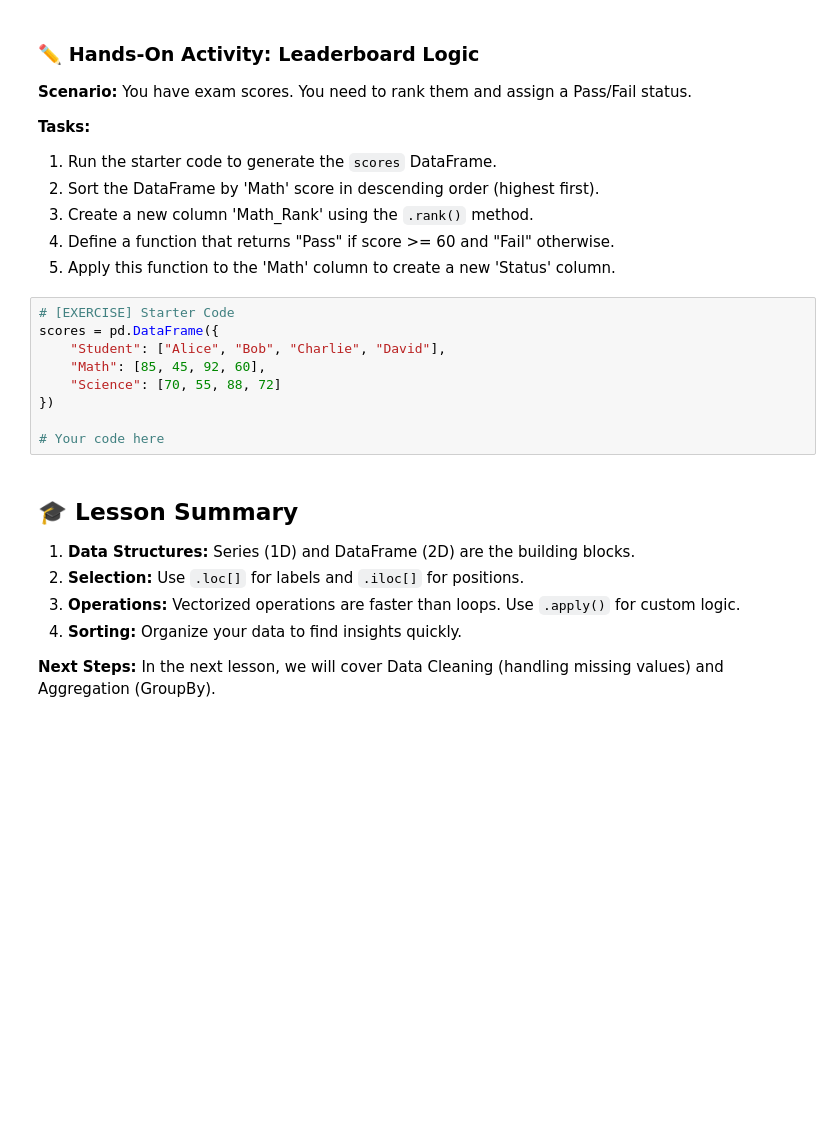
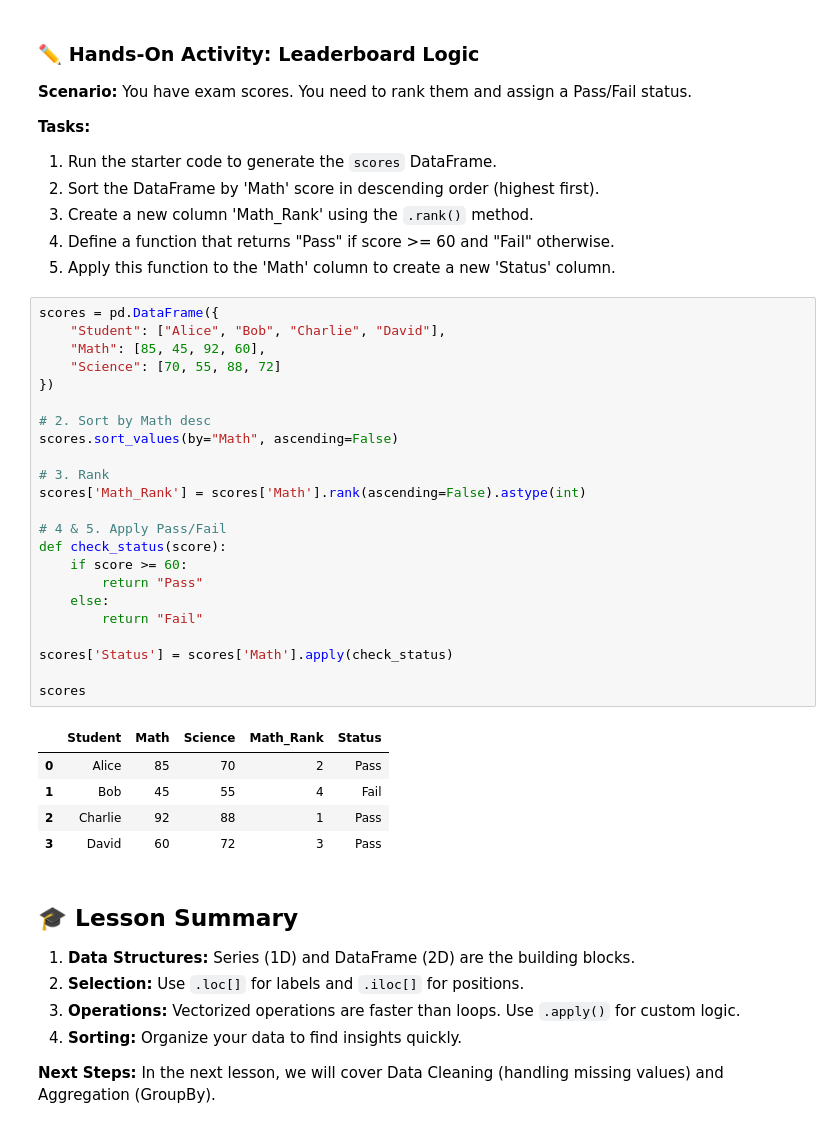
Before and after one commit to englikhong/6m-data-1.7-intro-pandas, a Jupyter notebook: notebooks/pandas_lesson.ipynb, the cells around one changed output. Saved outputs shown, nothing was run; the diff lists cells and outputs as text; blank space fills up the shorter version.

```diff
--- a/notebooks/pandas_lesson.ipynb
+++ b/notebooks/pandas_lesson.ipynb
@@ -177,15 +312,35 @@ frame
 3. Create a new column 'Math_Rank' using the `.rank()` method.
 4. Define a function that returns "Pass" if score >= 60 and "Fail" otherwise.
 5. Apply this function to the 'Math' column to create a new 'Status' column.
-# %%
-# [EXERCISE] Starter Code
-scores = pd.DataFrame({
-    "Student": ["Alice", "Bob", "Charlie", "David"],
-    "Math": [85, 45, 92, 60],
-    "Science": [70, 55, 88, 72]
-})
-
-# Your code here
+# %%
+scores = pd.DataFrame({
+    "Student": ["Alice", "Bob", "Charlie", "David"],
+    "Math": [85, 45, 92, 60],
+    "Science": [70, 55, 88, 72]
+})
+
+# 2. Sort by Math desc
+scores.sort_values(by="Math", ascending=False)
+
+# 3. Rank
+scores['Math_Rank'] = scores['Math'].rank(ascending=False).astype(int)
+
+# 4 & 5. Apply Pass/Fail
+def check_status(score):
+    if score >= 60:
+        return "Pass"
+    else:
+        return "Fail"
+
+scores['Status'] = scores['Math'].apply(check_status)
+
+scores
+# %% [output]
+|  | Student | Math | Science | Math_Rank | Status |
+| 0 | Alice | 85 | 70 | 2 | Pass |
+| 1 | Bob | 45 | 55 | 4 | Fail |
+| 2 | Charlie | 92 | 88 | 1 | Pass |
+| 3 | David | 60 | 72 | 3 | Pass |
 # %% [markdown]
 ## 🎓 Lesson Summary
 
```
Also changed, not shown: parts of 16 cells of this notebook.
